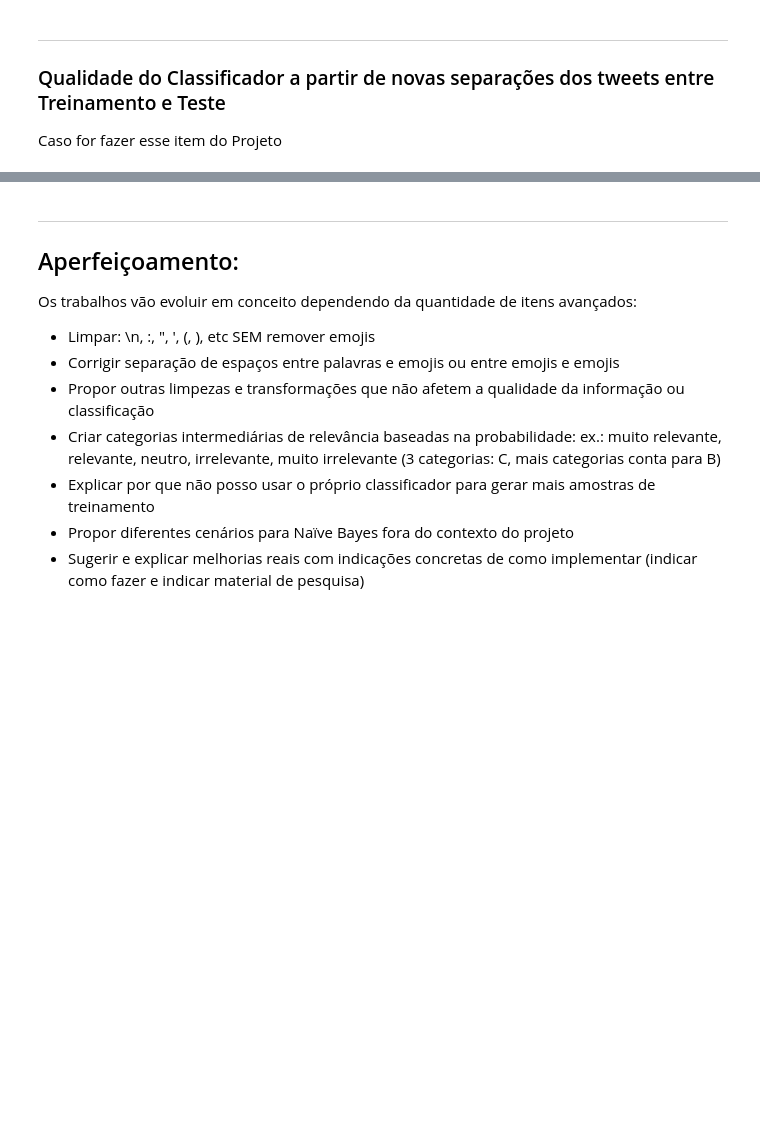
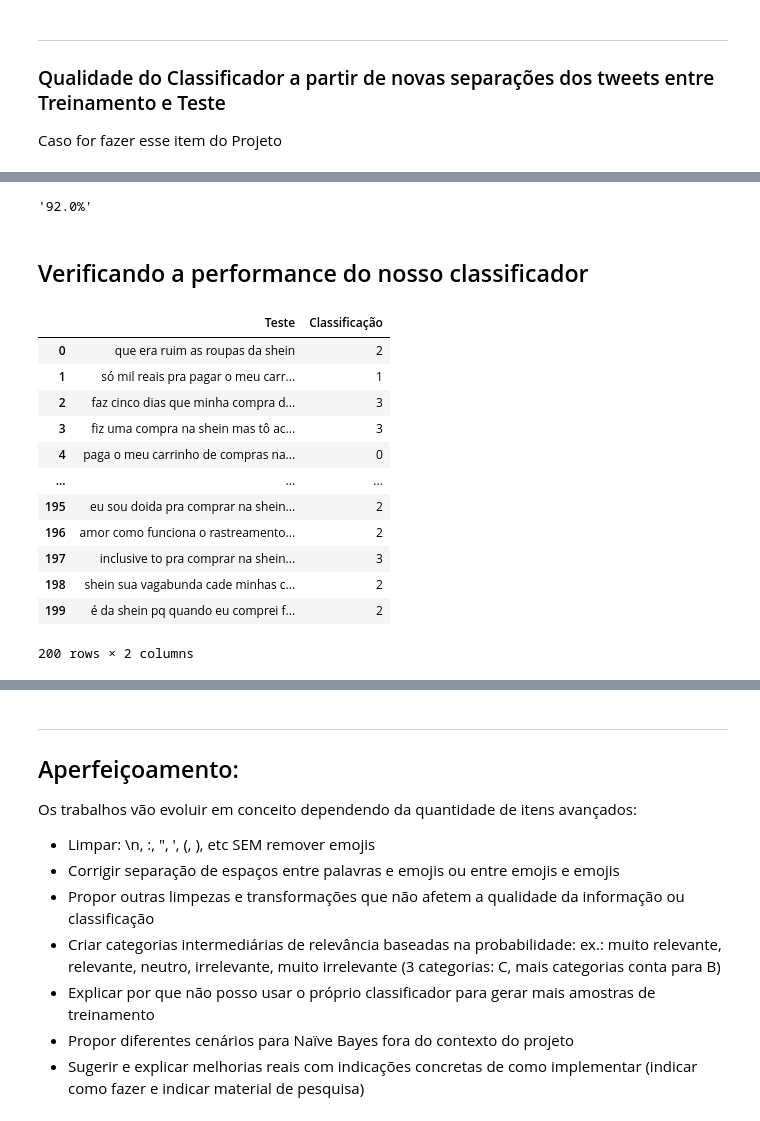
Before and after one commit to alicealongman/P1-cdados, a Jupyter notebook: Projeto1_Layout_Classificador.ipynb, the cells around one changed output, grey strips where cells are left out. Saved outputs shown, nothing was run; the diff lists cells and outputs as text; code cells hidden in the pictures; blank space fills up the shorter version.

Commit message:
Testei nosso classificador, primeiro com o conjuntode treinamento e depois com o de teste

```diff
--- a/Projeto1_Layout_Classificador.ipynb
+++ b/Projeto1_Layout_Classificador.ipynb
@@ -331,0 +356,28 @@ Caso for fazer esse item do Projeto
+# %%
+#porcentagem de acertos do classificador
+porcentagem = (tabela.iloc[0,1] + tabela.iloc[1,0] + tabela.iloc[2,3] + tabela.iloc[3,2])*100
+f'{porcentagem.round(2)}%'
+# %% [output]
+'92.0%'
+# %% [markdown]
+## Verificando a performance do nosso classificador
+# %%
+test = pd.read_excel(filename, sheet_name = 'Teste')
+test['Teste'] = test['Teste'].astype('str')
+test['Teste'] = test['Teste'].apply(cleanup)
+
+test
+# %% [output]
+|  | Teste | Classificação |
+| 0 | que era ruim as roupas da shein | 2 |
+| 1 | só mil reais pra pagar o meu carr... | 1 |
+| 2 | faz cinco dias que minha compra d... | 3 |
+| 3 | fiz uma compra na shein mas tô ac... | 3 |
+| 4 | paga o meu carrinho de compras na... | 0 |
+| ... | ... | ... |
+| 195 | eu sou doida pra comprar na shein... | 2 |
+| 196 | amor como funciona o rastreamento... | 2 |
+| 197 | inclusive to pra comprar na shein... | 3 |
+| 198 | shein sua vagabunda cade minhas c... | 2 |
+| 199 | é da shein pq quando eu comprei f... | 2 |
+200 rows × 2 columns
```
Also changed, not shown: parts of 16 cells of this notebook.
